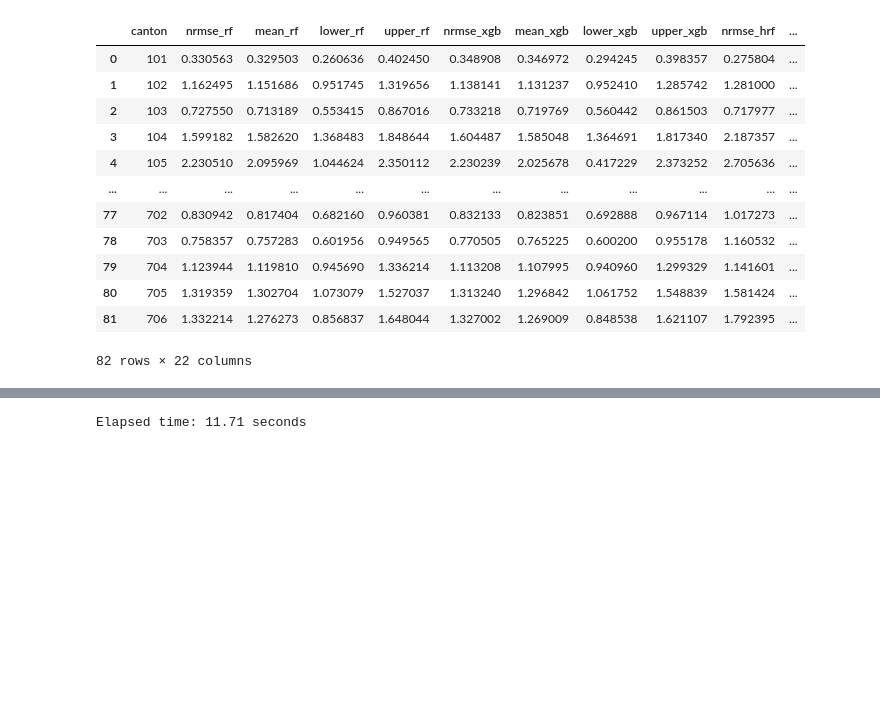
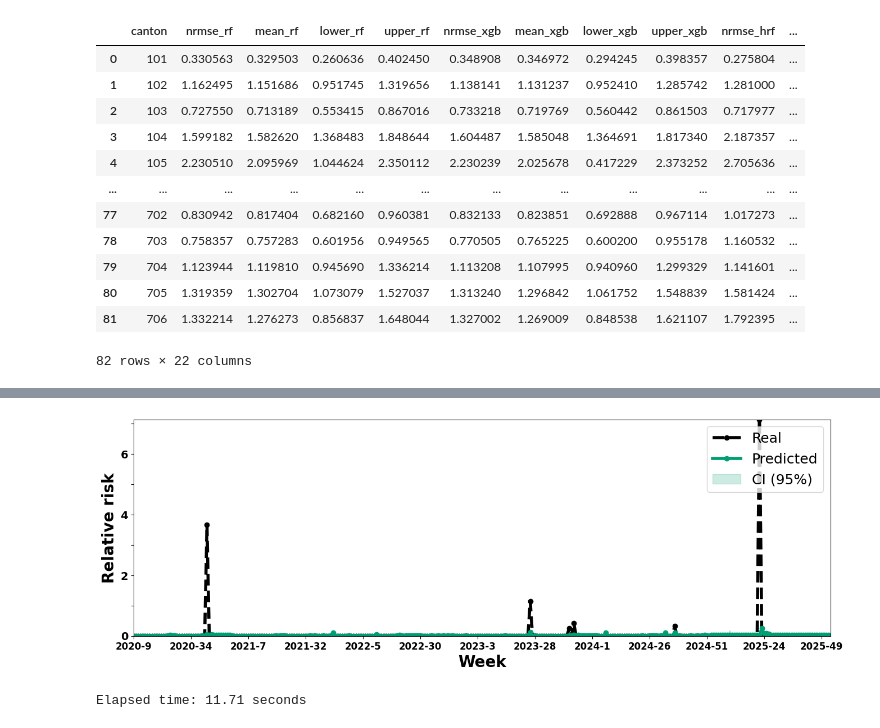
Before and after one commit to artisticlimon/dengue-model, a Jupyter notebook: 2_results/best_worst_canton_with_full.ipynb, the cells around one changed output, grey strips where cells are left out. Drawn from its saved outputs; the diff is of its cells as text; code cells hidden in the pictures; blank space fills up the shorter version.

```diff
--- a/2_results/best_worst_canton_with_full.ipynb
+++ b/2_results/best_worst_canton_with_full.ipynb
@@ -147,0 +142,9 @@ Elapsed time: 12.61 seconds
+# %%
+worst_2 = Model(df, str(worst_cantons[2]))
+
+X_combined, y_combined, X_train, X_test, y_test, test, pds, epsilon = worst_2.partition()
+
+lower_bound, upper_bound = worst_2.prediction_intervals_aci("rf", X_combined, y_combined, X_test, y_test, epsilon, alpha=0.05, gamma=0.005, n_resamplings=100)
+
+worst_2.serie_temp_canton("rf", X_combined, y_combined, y_test, lower_bound, upper_bound, epsilon, lims = [0, max(np.max(np.exp(y_combined) - epsilon), np.max(np.exp(y_test) - epsilon), np.max(upper_bound))])
+# %% [output]
@@ -148 +152,2 @@ Elapsed time: 12.61 seconds
+[figure, added]
 # %%
```
Also changed, not shown: parts of 14 cells of this notebook.
